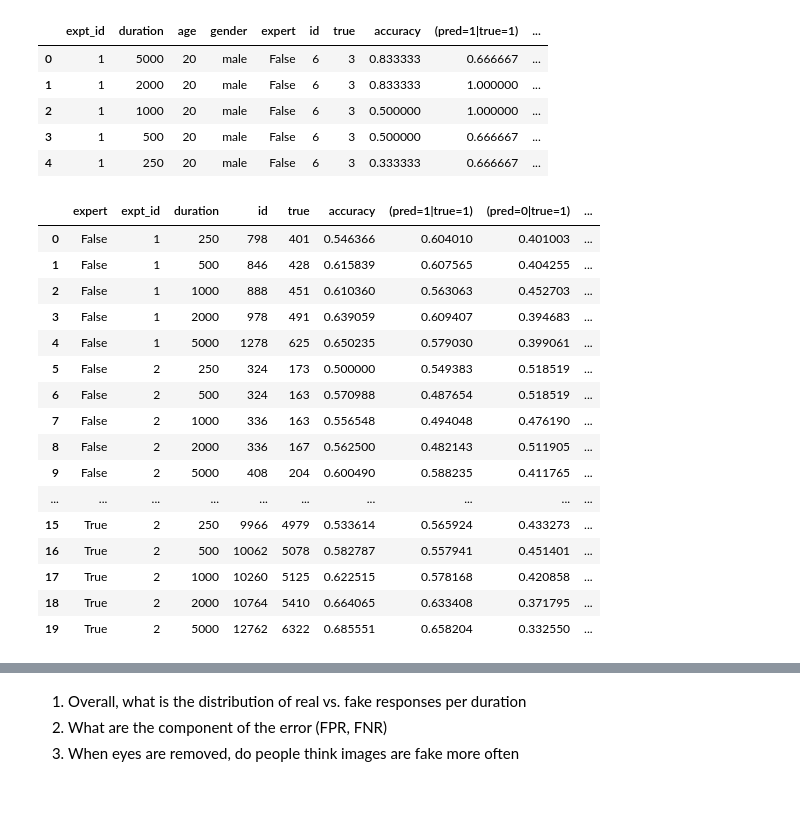
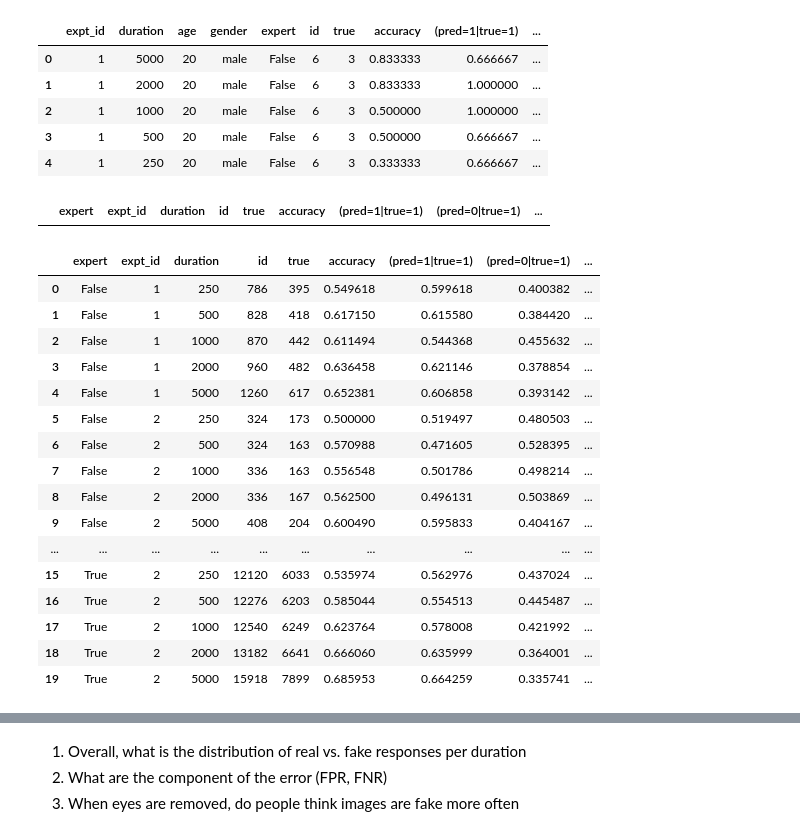
Before and after one commit to k-weng/6861-face, a Jupyter notebook: face-analysis.ipynb, the cells around one changed output, grey strips where cells are left out. Cells and saved outputs as stored; diff of their text form; code cells hidden in the pictures; blank space fills up the shorter version.

```diff
--- a/face-analysis.ipynb
+++ b/face-analysis.ipynb
@@ -12,6 +12,7 @@ df['(true=1,pred=0)'] = (df.true == 1) &  (df.pred == 0)
 df['(true=0,pred=1)'] = (df.true == 0) &  (df.pred == 1)
 df['(true=0,pred=0)'] = (df.true == 0) &  (df.pred == 0)
 df['expert'] = df.index >= 6516
+df = df[df.gender.isin(['male', 'female'])]
 
 df[:6]
 # %% [output]
@@ -80,10 +85,10 @@ indiv_df = df.groupby(by=lambda x: x//6, axis=0).agg({
 
 
 indiv_df['accuracy'] = indiv_df.correct
-indiv_df['(pred=1|true=1)'] = indiv_df['(true=1,pred=1)'] / 3.
-indiv_df['(pred=0|true=1)'] = indiv_df['(true=1,pred=0)'] / 3.
-indiv_df['(pred=1|true=0)'] = indiv_df['(true=0,pred=1)'] / 3.
-indiv_df['(pred=0|true=0)'] = indiv_df['(true=0,pred=0)'] / 3.
+indiv_df['(pred=1|true=1)'] = indiv_df['(true=1,pred=1)'] / indiv_df['true']
+indiv_df['(pred=0|true=1)'] = indiv_df['(true=1,pred=0)'] / indiv_df['true']
+indiv_df['(pred=1|true=0)'] = indiv_df['(true=0,pred=1)'] / (6 - indiv_df['true'])
+indiv_df['(pred=0|true=0)'] = indiv_df['(true=0,pred=0)'] / (6 - indiv_df['true'])
 
 indiv_df = indiv_df[[
     'expt_id',
@@ -111,48 +116,54 @@ indiv_df.head()
 # %%
 def conf_interval(N, p_success):
     return (1.96/N)*np.sqrt(p_success*(1-p_success)*N) #90% conf interval
 
 
 def get_results(df, columns):
     results = df.groupby(columns).agg({
         'id': 'sum',
         'true': 'sum',
         'accuracy': 'mean',
         '(pred=1|true=1)': 'mean',
         '(pred=0|true=1)':'mean',
         '(pred=1|true=0)': 'mean',
         '(pred=0|true=0)': 'mean',
     }).reset_index()
 
     results['accuracy_conf'] = conf_interval(results.id, results.accuracy)
     results['(pred=1|true=1)_conf'] = conf_interval(results.true, results['(pred=1|true=1)'])
     results['(pred=0|true=1)_conf'] = conf_interval(results.true, results['(pred=0|true=1)'])
     results['(pred=1|true=0)_conf'] = conf_interval(results.id-results.true, results['(pred=1|true=0)'])
     results['(pred=0|true=0)_conf'] = conf_interval(results.id-results.true, results['(pred=0|true=0)'])
 
     return results
 
 indiv_results = get_results(indiv_df, ['expt_id', 'duration'])
 indiv_expert_results = get_results(indiv_df, ['expert', 'expt_id', 'duration'])
 indiv_gender_results = get_results(indiv_df, ['expt_id', 'duration', 'gender'])
+indiv_expert_gender_results = get_results(indiv_df, ['expert', 'expt_id', 'duration', 'gender'])
 
-indiv_expert_results
+
+indiv_expert_results[(indiv_expert_gender_results.expert==True) & (indiv_expert_gender_results.gender=='female')]
 # %% [output]
 |  | expert | expt_id | duration | id | true | accuracy | (pred=1|true=1) | (pred=0|true=1) | ... |
-| 0 | False | 1 | 250 | 798 | 401 | 0.546366 | 0.604010 | 0.401003 | ... |
-| 1 | False | 1 | 500 | 846 | 428 | 0.615839 | 0.607565 | 0.404255 | ... |
-| 2 | False | 1 | 1000 | 888 | 451 | 0.610360 | 0.563063 | 0.452703 | ... |
-| 3 | False | 1 | 2000 | 978 | 491 | 0.639059 | 0.609407 | 0.394683 | ... |
-| 4 | False | 1 | 5000 | 1278 | 625 | 0.650235 | 0.579030 | 0.399061 | ... |
-| 5 | False | 2 | 250 | 324 | 173 | 0.500000 | 0.549383 | 0.518519 | ... |
-| 6 | False | 2 | 500 | 324 | 163 | 0.570988 | 0.487654 | 0.518519 | ... |
-| 7 | False | 2 | 1000 | 336 | 163 | 0.556548 | 0.494048 | 0.476190 | ... |
-| 8 | False | 2 | 2000 | 336 | 167 | 0.562500 | 0.482143 | 0.511905 | ... |
-| 9 | False | 2 | 5000 | 408 | 204 | 0.600490 | 0.588235 | 0.411765 | ... |
-| ... | ... | ... | ... | ... | ... | ... | ... | ... | ... |
-| 15 | True | 2 | 250 | 9966 | 4979 | 0.533614 | 0.565924 | 0.433273 | ... |
-| 16 | True | 2 | 500 | 10062 | 5078 | 0.582787 | 0.557941 | 0.451401 | ... |
-| 17 | True | 2 | 1000 | 10260 | 5125 | 0.622515 | 0.578168 | 0.420858 | ... |
-| 18 | True | 2 | 2000 | 10764 | 5410 | 0.664065 | 0.633408 | 0.371795 | ... |
-| 19 | True | 2 | 5000 | 12762 | 6322 | 0.685551 | 0.658204 | 0.332550 | ... |
+# %%
+indiv_expert_results
+# %% [output]
+|  | expert | expt_id | duration | id | true | accuracy | (pred=1|true=1) | (pred=0|true=1) | ... |
+| 0 | False | 1 | 250 | 786 | 395 | 0.549618 | 0.599618 | 0.400382 | ... |
+| 1 | False | 1 | 500 | 828 | 418 | 0.617150 | 0.615580 | 0.384420 | ... |
+| 2 | False | 1 | 1000 | 870 | 442 | 0.611494 | 0.544368 | 0.455632 | ... |
+| 3 | False | 1 | 2000 | 960 | 482 | 0.636458 | 0.621146 | 0.378854 | ... |
+| 4 | False | 1 | 5000 | 1260 | 617 | 0.652381 | 0.606858 | 0.393142 | ... |
+| 5 | False | 2 | 250 | 324 | 173 | 0.500000 | 0.519497 | 0.480503 | ... |
+| 6 | False | 2 | 500 | 324 | 163 | 0.570988 | 0.471605 | 0.528395 | ... |
+| 7 | False | 2 | 1000 | 336 | 163 | 0.556548 | 0.501786 | 0.498214 | ... |
+| 8 | False | 2 | 2000 | 336 | 167 | 0.562500 | 0.496131 | 0.503869 | ... |
+| 9 | False | 2 | 5000 | 408 | 204 | 0.600490 | 0.595833 | 0.404167 | ... |
+| ... | ... | ... | ... | ... | ... | ... | ... | ... | ... |
+| 15 | True | 2 | 250 | 12120 | 6033 | 0.535974 | 0.562976 | 0.437024 | ... |
+| 16 | True | 2 | 500 | 12276 | 6203 | 0.585044 | 0.554513 | 0.445487 | ... |
+| 17 | True | 2 | 1000 | 12540 | 6249 | 0.623764 | 0.578008 | 0.421992 | ... |
+| 18 | True | 2 | 2000 | 13182 | 6641 | 0.666060 | 0.635999 | 0.364001 | ... |
+| 19 | True | 2 | 5000 | 15918 | 7899 | 0.685953 | 0.664259 | 0.335741 | ... |
 # %%
```
Also changed, not shown: parts of 8 cells of this notebook, 2 other files.
